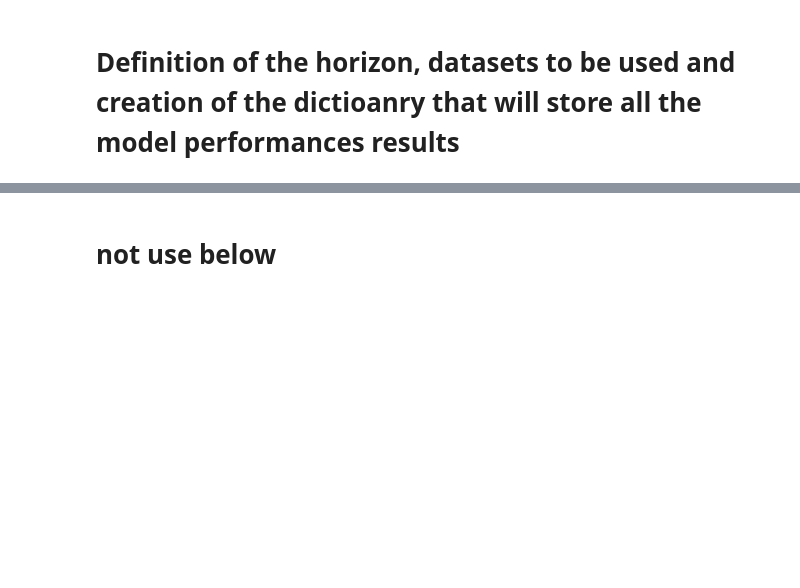
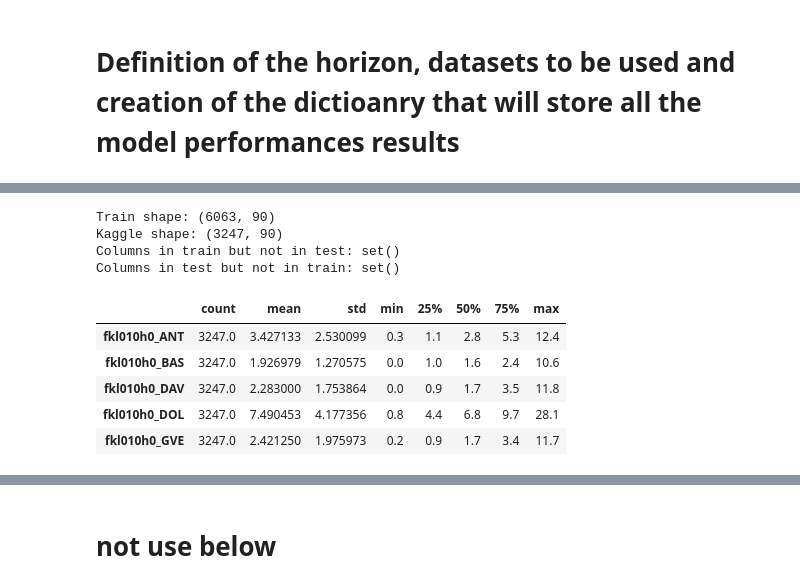
Before and after one commit to ivanldf13/MachineLearning2025, a Jupyter notebook: ML_Weather_Prediction/ml_weather_prediction_test_PCA_only_one_DS.ipynb, the cells around one changed output, grey strips where cells are left out. Cells and saved outputs as stored; diff of their text form; code cells hidden in the pictures; blank space fills up the shorter version.

```diff
--- a/ML_Weather_Prediction/ml_weather_prediction_test_PCA_only_one_DS.ipynb
+++ b/ML_Weather_Prediction/ml_weather_prediction_test_PCA_only_one_DS.ipynb
@@ -1251,0 +1370,22 @@ else:
+# %%
+print("Train shape:", X_train.shape)
+print("Kaggle shape:", X_kaggle.shape)
+
+print("Columns in train but not in test:",
+      set(X_train.columns) - set(X_kaggle.columns))
+
+print("Columns in test but not in train:",
+      set(X_kaggle.columns) - set(X_train.columns))
+
+X_kaggle.describe().T.head()
+# %% [output]
+Train shape: (6063, 90)
+Kaggle shape: (3247, 90)
+Columns in train but not in test: set()
+Columns in test but not in train: set()
+|  | count | mean | std | min | 25% | 50% | 75% | max |
+| fkl010h0_ANT | 3247.0 | 3.427133 | 2.530099 | 0.3 | 1.1 | 2.8 | 5.3 | 12.4 |
+| fkl010h0_BAS | 3247.0 | 1.926979 | 1.270575 | 0.0 | 1.0 | 1.6 | 2.4 | 10.6 |
+| fkl010h0_DAV | 3247.0 | 2.283000 | 1.753864 | 0.0 | 0.9 | 1.7 | 3.5 | 11.8 |
+| fkl010h0_DOL | 3247.0 | 7.490453 | 4.177356 | 0.8 | 4.4 | 6.8 | 9.7 | 28.1 |
+| fkl010h0_GVE | 3247.0 | 2.421250 | 1.975973 | 0.2 | 0.9 | 1.7 | 3.4 | 11.7 |
```
Also changed, not shown: parts of 8 cells of this notebook, 4 other files.
